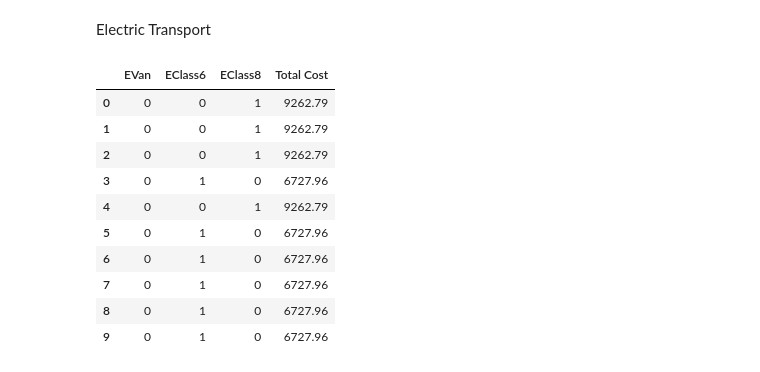
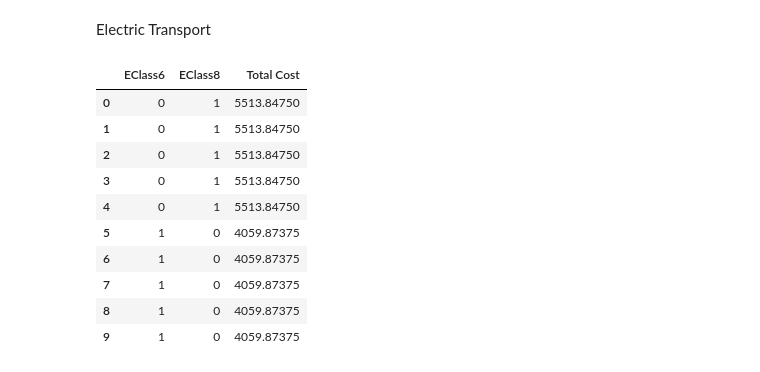
Before and after one commit to biekeleenknegt/SCM_GW, a Jupyter notebook: FULL_CODE.ipynb, the cells around one changed output. Saved outputs shown, nothing was run; the diff lists cells and outputs as text; code cells hidden in the pictures.

```diff
--- a/FULL_CODE.ipynb
+++ b/FULL_CODE.ipynb
@@ -1810,8 +1810,8 @@ import pandas as pd
 #Large truck: Class 8
 
 #Cost per km
-cost_per_km_Class6 = 0.16 + 0.18 + 0.08 + 0.50
-cost_per_km_Class8 = 0.20 + 0.22 + 0.10 + 0.60
+cost_per_km_Class6 = 0.16 + 0.18 + 0.125 + 0.24375
+cost_per_km_Class8 = 0.20 + 0.22 + 0.20 + 0.4375
 distance_km = 2369
 
 #Truck capacities
@@ -1819,7 +1819,7 @@ capacity_Class6 = 50
 capacity_Class8 = 100
 
 #Volumes to shipped based on the volumes of prepacks (this is from other group)
-volumes = [52.774, 58.47, 61.45, 70.62, 70.33, 76.66, 76.61, 80.88, 80.09, 79.80]
+volumes = [41.50656, 37.30, 33.00, 30.14, 31.23, 26.92, 25.86, 27.13, 24.23, 23.92]
 
 #Fuel prices and efficiencies
 fuel_price = 1.56  # per liter based on the average of our locations
@@ -1870,71 +1870,83 @@ combination_costs
 # %% [markdown]
 Electric Transport
 # %%
-#ElectricVan: EVan
+import pandas as pd
+
 #ElectricMedium truck: EClass6
 #ElectricLarge truck: EClass 8
 
 #Cost per km
-cost_per_km_EVan = 0.075 + 0.16 + 0.075 + 0.5 + 0.68
-cost_per_km_EClass6 = 0.16 + 0.18 + 0.08 + 0.50 + 1.08
-cost_per_km_EClass8 = 0.12 + 0.35 + 0.07 + 0.60 + 1.69
+cost_per_km_EClass6 = 0.16 + 0.18 + 0.08 + 0.24375
+cost_per_km_EClass8 = 0.12 + 0.35 + 0.07 + 0.4375
+distance_km = 2369
 
 #Truck capacities
-capacity_EVan = 15
 capacity_EClass6 = 30
 capacity_EClass8 = 65
 
 #Volumes to shipped based on the volumes of prepacks (this is from other group)
-volumes = [40.33322, 36.45, 32.34, 27.97, 30.31, 26.02, 26.75, 24.97, 25.81, 24.21]
+volumes = [41.50656, 37.30, 33.00, 30.14, 31.23, 26.92, 25.86, 27.13, 24.23, 23.92]
 
-charge_price = 0.6 # cost per kWh
-efficiency_EVan = 0.65 #kWh per km
+#Charging cost
+charge_price = 0.75 # cost per kWh fpr fast charging
 efficiency_EClass6 = 1.4
 efficiency_EClass8 = 1.8
+
+#Wages per hour
+wage_EClass6 = 19.5
+wage_EClass8 = 35
+
+#Battery charge hours and range
+range_EClass6 = 300
+range_EClass8 = 600
+battery_EClass6 = 6
+battery_EClass8 = 8
 
 def calculate_combination_costs(volume):
     best_cost = float('inf')
     best_combination = None
 
     # Try all combinations
 
     for num_EClass8 in range(int(volume // capacity_EClass8) + 2):
         for num_EClass6 in range(int(volume // capacity_EClass8) + 2):
-            for num_EVan in range(int(volume // capacity_EVan) + 2):
-                total_capacity = num_EClass8 * capacity_EClass8 + + num_EClass6 * capacity_EClass6 + num_EVan * capacity_EVan
+                total_capacity = num_EClass8 * capacity_EClass8 + num_EClass6 * capacity_EClass6
                 if total_capacity >= volume:
                     # Base costs
-                    base_cost_EVan = num_EVan * cost_per_km_EVan * distance_km
                     base_cost_EClass6 = num_EClass6 * cost_per_km_EClass6 * distance_km
                     base_cost_EClass8 = num_EClass8 * cost_per_km_EClass8 * distance_km
 
                     # Fuel costs
-                    charge_cost_EVan = distance_km * charge_price * efficiency_EVan * num_EVan
                     charge_cost_EClass6 = distance_km * charge_price * efficiency_EClass6 * num_EClass6
                     charge_cost_EClass8 = distance_km * charge_price * efficiency_EClass8 * num_EClass8
 
+                    #Wait costs
+                    wait_cost_EClass6 = wage_EClass6 * battery_EClass6 * distance_km / range_EClass6
+                    wait_cost_EClass8 = wage_EClass8 * battery_EClass8 * distance_km / range_EClass8
+
                     # Total costs
-                    total_cost = base_cost_EVan + base_cost_EClass6 + base_cost_EClass8 + charge_cost_EVan + charge_cost_EClass6 + charge_cost_EClass8
+                    total_cost = base_cost_EClass6 + base_cost_EClass8 +  charge_cost_EClass6 + charge_cost_EClass8
+                    +  wait_cost_EClass6 + wait_cost_EClass8
                     if total_cost < best_cost:
                         best_cost = total_cost
-                        best_combination = (num_EVan, num_EClass6, num_EClass8, total_cost)
+                        best_combination = (num_EClass6, num_EClass8, total_cost)
 
     return best_combination
 
 
 #Applies the function to each shipment volume in the list
 combination_costs = [calculate_combination_costs(volume) for volume in volumes]
-combination_costs = pd.DataFrame(combination_costs, columns=['EVan', 'EClass6', 'EClass8', 'Total Cost'])
+combination_costs = pd.DataFrame(combination_costs, columns=['EClass6', 'EClass8', 'Total Cost'])
 combination_costs
 # %% [output]
-|  | EVan | EClass6 | EClass8 | Total Cost |
-| 0 | 0 | 0 | 1 | 9262.79 |
-| 1 | 0 | 0 | 1 | 9262.79 |
-| 2 | 0 | 0 | 1 | 9262.79 |
-| 3 | 0 | 1 | 0 | 6727.96 |
-| 4 | 0 | 0 | 1 | 9262.79 |
-| 5 | 0 | 1 | 0 | 6727.96 |
-| 6 | 0 | 1 | 0 | 6727.96 |
-| 7 | 0 | 1 | 0 | 6727.96 |
-| 8 | 0 | 1 | 0 | 6727.96 |
-| 9 | 0 | 1 | 0 | 6727.96 |
+|  | EClass6 | EClass8 | Total Cost |
+| 0 | 0 | 1 | 5513.84750 |
+| 1 | 0 | 1 | 5513.84750 |
+| 2 | 0 | 1 | 5513.84750 |
+| 3 | 0 | 1 | 5513.84750 |
+| 4 | 0 | 1 | 5513.84750 |
+| 5 | 1 | 0 | 4059.87375 |
+| 6 | 1 | 0 | 4059.87375 |
+| 7 | 1 | 0 | 4059.87375 |
+| 8 | 1 | 0 | 4059.87375 |
+| 9 | 1 | 0 | 4059.87375 |
```
Also changed, not shown: parts of 1 cell of this notebook.
